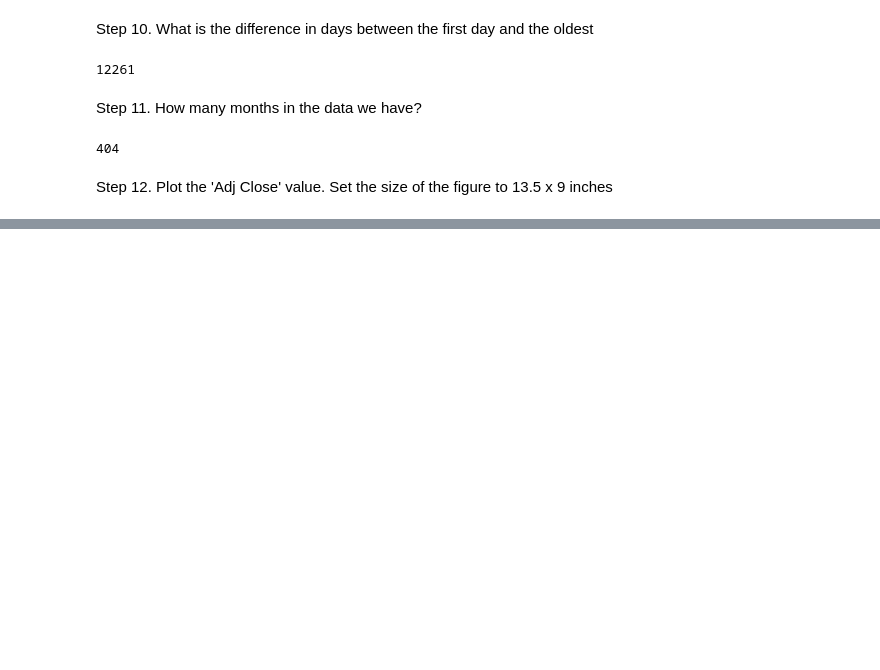
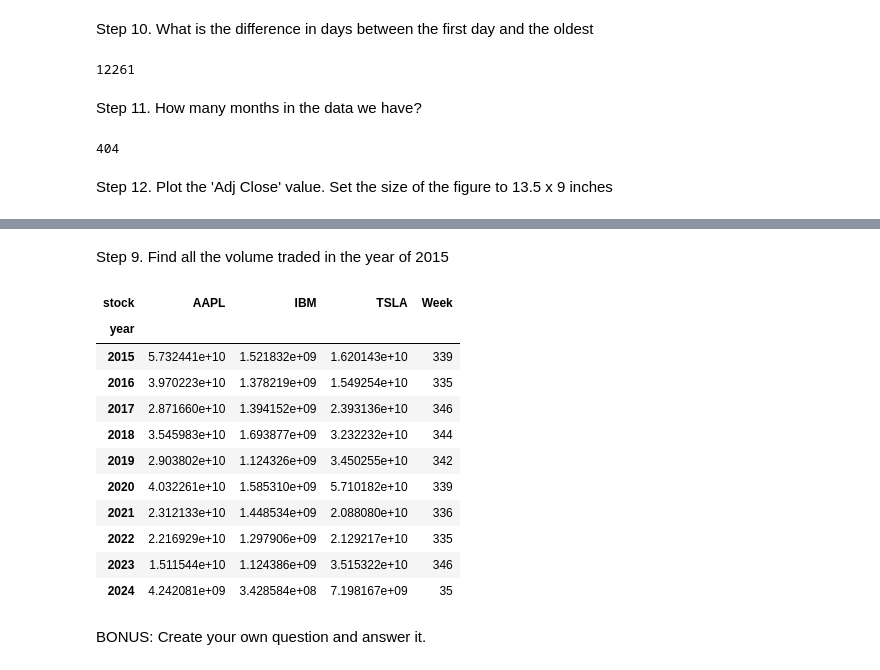
Before and after one commit to Karlajack/pydata_analysis, a Jupyter notebook: pandasweeklyproject.ipynb, the cells around one changed output, grey strips where cells are left out. Cells and saved outputs as stored; diff of their text form; code cells hidden in the pictures; blank space fills up the shorter version.

```diff
--- a/pandasweeklyproject.ipynb
+++ b/pandasweeklyproject.ipynb
@@ -120,0 +240,22 @@ plt.show()
+# %% [markdown]
+Step 9. Find all the volume traded in the year of 2015
+# %%
+vol['year'] = vol.index.year
+
+year = vol.groupby(['year']).sum()
+year
+# %% [output]
+| stock | AAPL | IBM | TSLA | Week |
+| year |  |  |  |  |
+| 2015 | 5.732441e+10 | 1.521832e+09 | 1.620143e+10 | 339 |
+| 2016 | 3.970223e+10 | 1.378219e+09 | 1.549254e+10 | 335 |
+| 2017 | 2.871660e+10 | 1.394152e+09 | 2.393136e+10 | 346 |
+| 2018 | 3.545983e+10 | 1.693877e+09 | 3.232232e+10 | 344 |
+| 2019 | 2.903802e+10 | 1.124326e+09 | 3.450255e+10 | 342 |
+| 2020 | 4.032261e+10 | 1.585310e+09 | 5.710182e+10 | 339 |
+| 2021 | 2.312133e+10 | 1.448534e+09 | 2.088080e+10 | 336 |
+| 2022 | 2.216929e+10 | 1.297906e+09 | 2.129217e+10 | 335 |
+| 2023 | 1.511544e+10 | 1.124386e+09 | 3.515322e+10 | 346 |
+| 2024 | 4.242081e+09 | 3.428584e+08 | 7.198167e+09 | 35 |
+# %% [markdown]
+BONUS: Create your own question and answer it.
```
Also changed, not shown: parts of 16 cells of this notebook.
